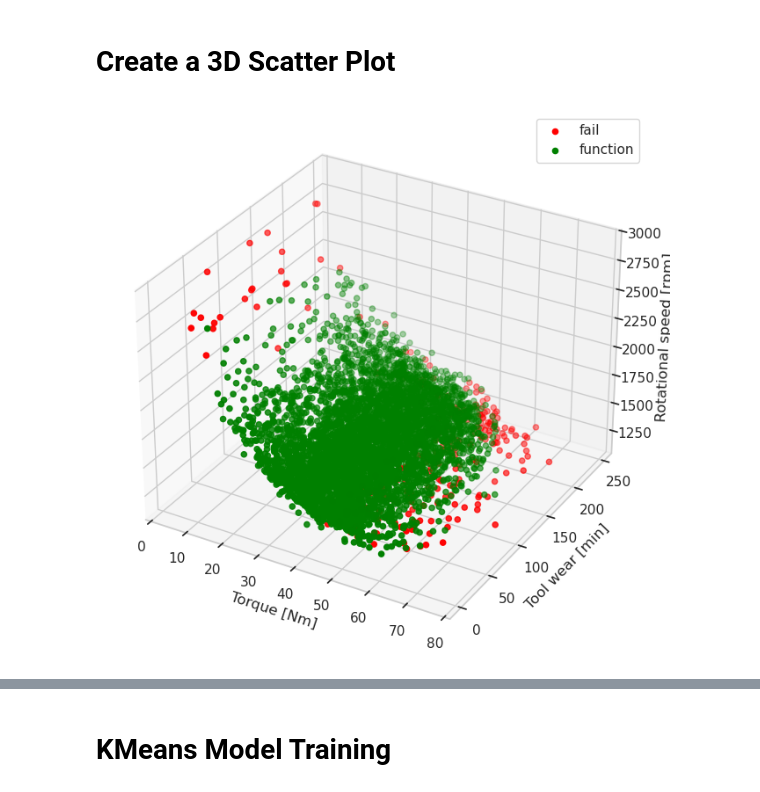
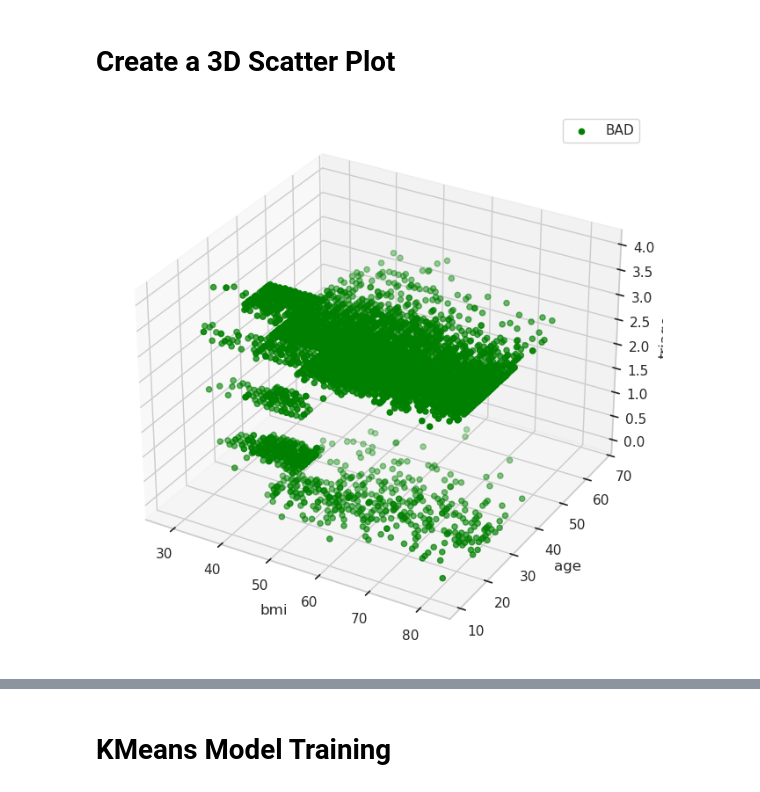
Before and after one commit to MikeGstefan/COMM-493---W25, a Jupyter notebook: KMeans Clustering - ALL.ipynb, the cells around one changed output, grey strips where cells are left out. Drawn from its saved outputs; the diff is of its cells as text; code cells hidden in the pictures.

```diff
--- a/KMeans Clustering - ALL.ipynb
+++ b/KMeans Clustering - ALL.ipynb
@@ -162,39 +179,44 @@ print(df)
 # %%
 # Import the required libraries for data visualization
 import matplotlib.pyplot as plt
 from mpl_toolkits.mplot3d import Axes3D
 
 # Step 1: Create a 3D scatter plot
 # Initialize a figure with a specific size for the 3D scatter plot.
 fig = plt.figure(figsize=(10, 8))
 
 # Add a 3D subplot to the figure
 # '111' indicates 1x1 grid, first subplot. 'projection='3d'' is used to create a 3D projection.
 ax = fig.add_subplot(111, projection='3d')
 
 # Step 2: Plot data points, colored by gender
 # Scatter plot for male customers in blue
 # Filters the DataFrame for male customers and plots their age, annual income, and spending score.
-ax.scatter(df[df['Machine failure'] == 1]['Torque [Nm]'],
-           df[df['Machine failure'] == 1]['Tool wear [min]'],
-           df[df['Machine failure'] == 1]['Rotational speed [rpm]'],
-           c='red', label='fail')
+# ax.scatter(df[df['Diabetes_binary'] == 0]['BMI'],
+#            df[df['Diabetes_binary'] == 0]['Age'],
+#            df[df['Diabetes_binary'] == 0]['PhysHlth'],
+#            c='green', label='GOOD')
 
 # Scatter plot for female customers in red
-# Filters the DataFrame for female customers and plots their age, annual income, and spending score.
-ax.scatter(df[df['Machine failure'] == 0]['Torque [Nm]'],
-           df[df['Machine failure'] == 0]['Tool wear [min]'],
-           df[df['Machine failure'] == 0]['Rotational speed [rpm]'],
-           c='green', label='function')
+# # Filters the DataFrame for female customers and plots their age, annual income, and spending score.
+# ax.scatter(df[df['Diabetes_012'] == 1]['BMI'],
+#            df[df['Diabetes_012'] == 1]['Age'],
+#            df[df['Diabetes_012'] == 1]['PhysHlth'],
+#            c='yellow', label='Maybe')
+
+ax.scatter(df['age'],
+           df['bmi'],
+           df['triage'],
+           c='green', label='BAD')
 
 # Step 3: Set labels and legend
 # Adding axis labels and a legend to make the plot more informative.
-ax.set_xlabel('Torque [Nm]')
-ax.set_ylabel('Tool wear [min]')
-ax.set_zlabel('Rotational speed [rpm]')
+ax.set_ylabel('age')
+ax.set_xlabel('bmi')
+ax.set_zlabel('triage')
 ax.legend()
 
 # Display the plot
 plt.show()
 # %% [output]
-[figure, old version]
+[figure, new version]
```
Also changed, not shown: parts of 14 cells of this notebook, 2 other files.
